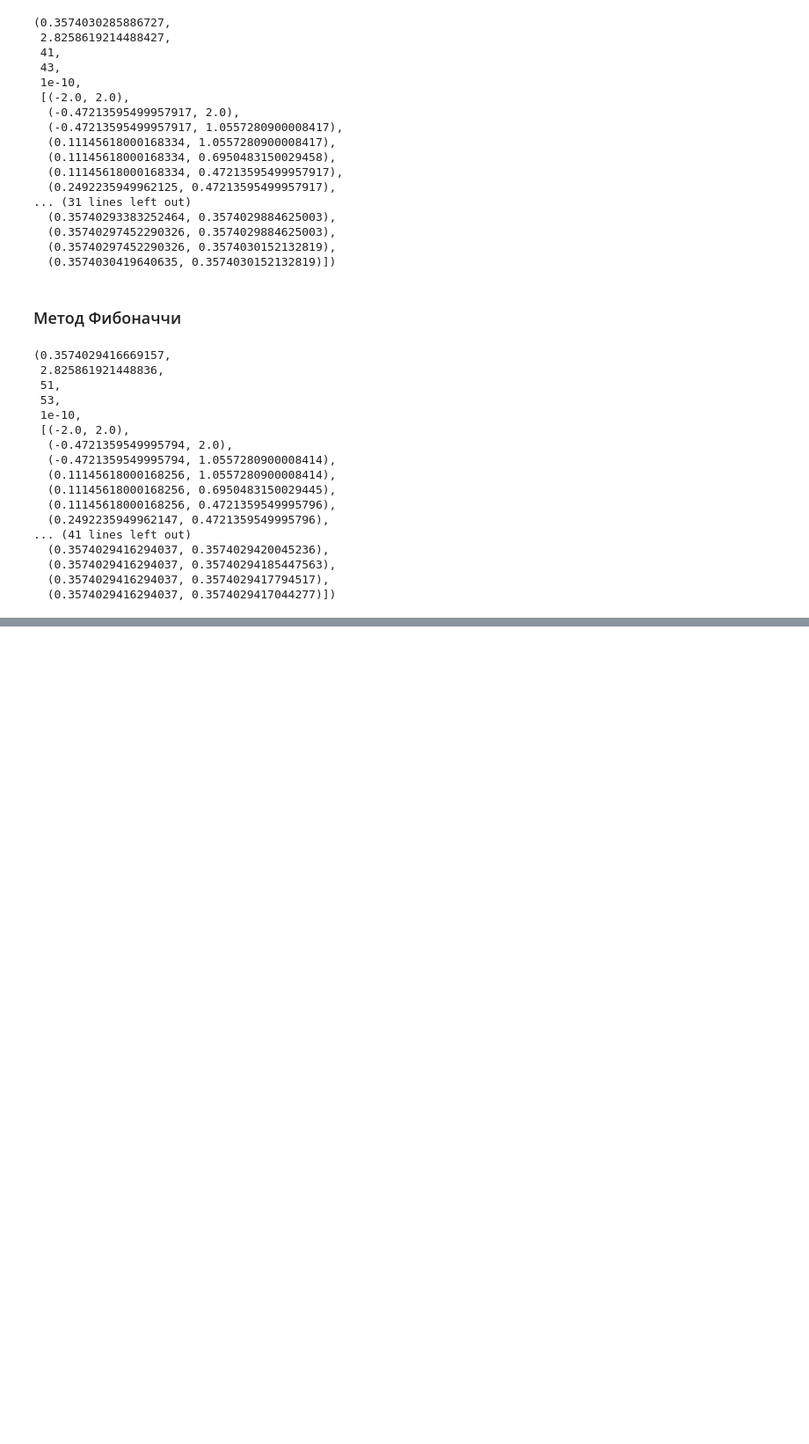
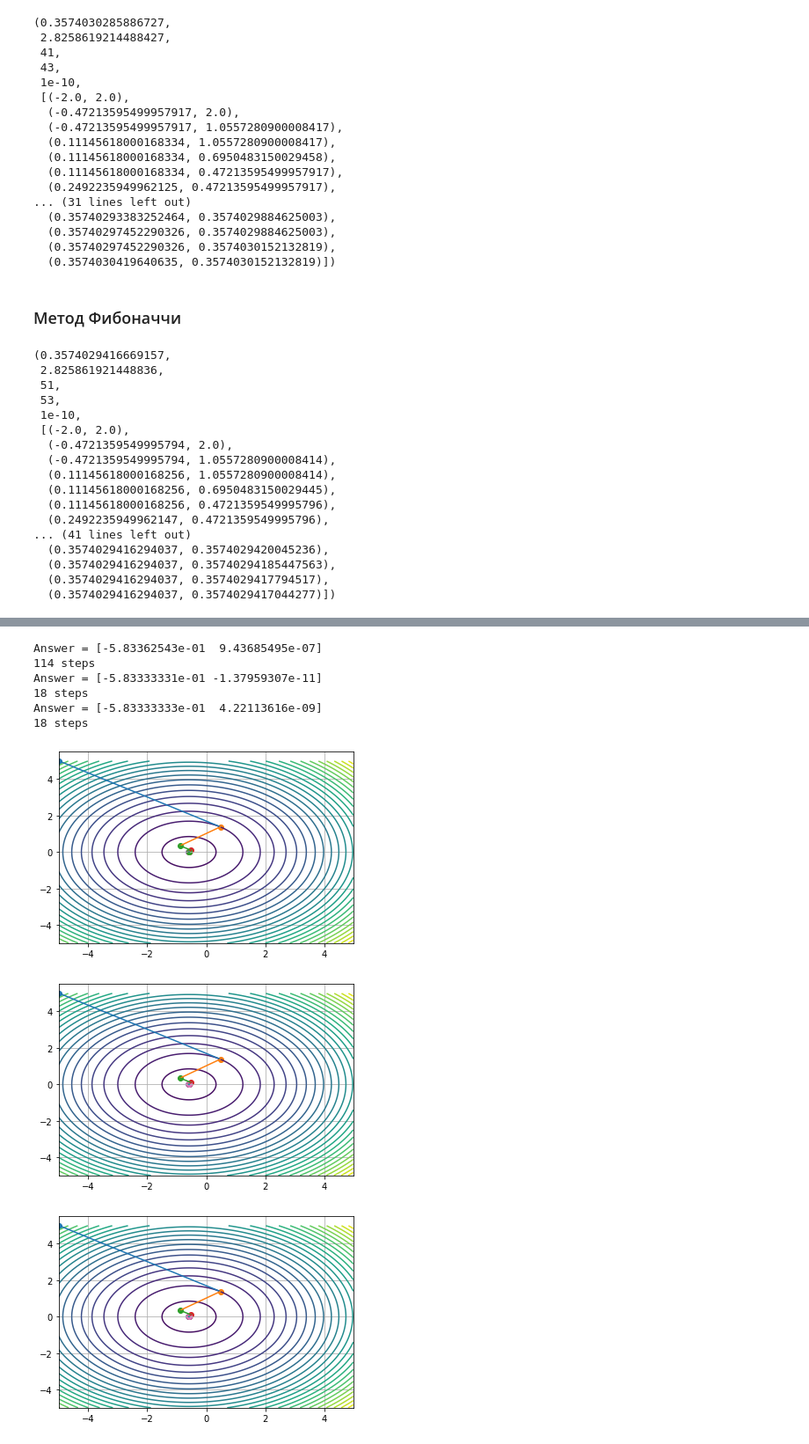
Before and after one commit to CaelmBleidd/optimization_methods, a Jupyter notebook: lab1.ipynb, the cells around one changed output, grey strips where cells are left out. Shown at 88% size. Drawn from its saved outputs; the diff is of its cells as text; code cells hidden in the pictures; blank space fills up the shorter version.

```diff
--- a/lab1.ipynb
+++ b/lab1.ipynb
@@ -302,0 +376,43 @@ answer = [0.99999999 0.99999998] steps = 3
+# %%
+def random_function(args):
+    x = args[0]
+    y = args[1]
+    # 6x^2 + 7y^2 - 3 + 7x
+    return 6 * x ** 2 + 7 * y ** 2 + 7 * x - 3
+
+def random_function_grad(args):
+    x = args[0]
+    y = args[1]
+    dx = 12 * x + 7
+    dy = 7 * y
+    return np.array([dx, dy])
+
+random_function_start_point = np.array([-5.0, 5.0])
+# %%
+methods = [dichotomy, golden_ratio, fibonacci]
+
+for method in methods:
+    draw_function(random_function,
+                  random_function_grad,
+                  start=sum_squares_start_point,
+                  method=method,
+                  show_trace_maker=lambda trace: trace,
+                  x_min=-5,
+                  x_max=5,
+                  x_step=0.01,
+                  y_min=-5,
+                  y_max=5,
+                  y_step=0.01,
+                  levels=30,
+                  eps=1e-7
+    )
+# %% [output]
+Answer = [-5.83362543e-01  9.43685495e-07]
+114 steps
+Answer = [-5.83333331e-01 -1.37959307e-11]
+18 steps
+Answer = [-5.83333333e-01  4.22113616e-09]
+18 steps
+[figure, added]
+[figure, added]
+[figure, added]
```
Also changed, not shown: parts of 13 cells of this notebook.
